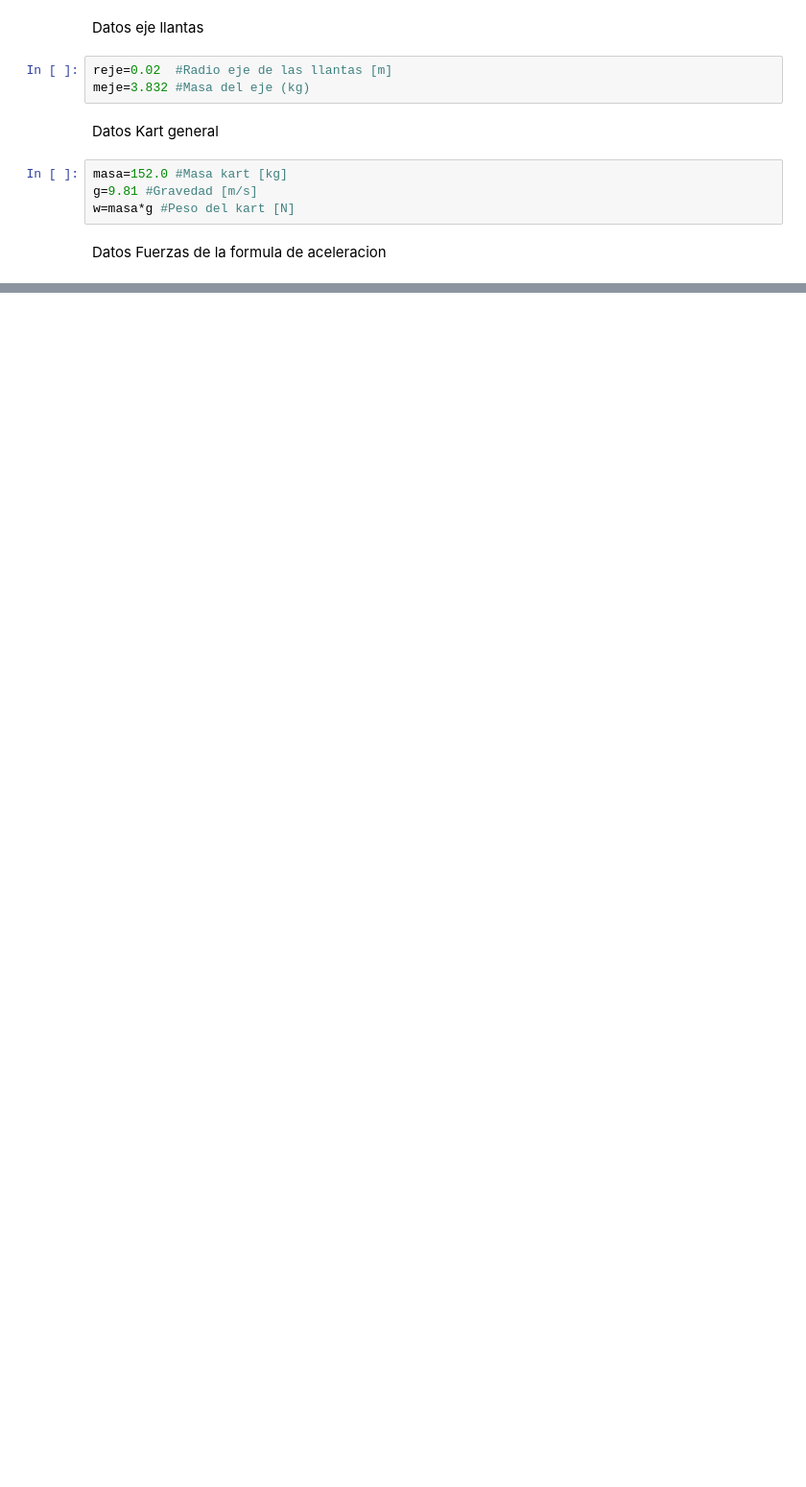
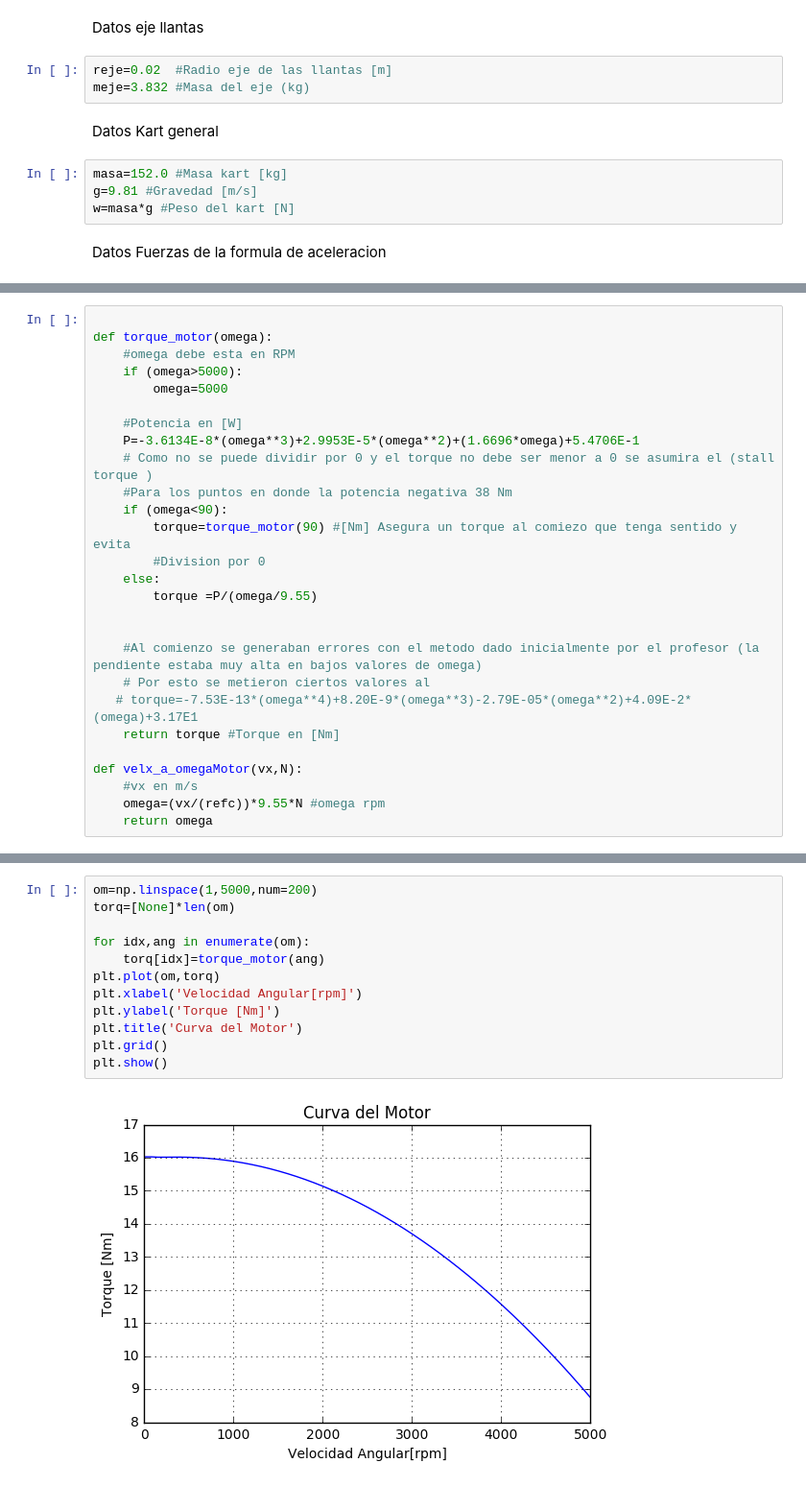
Before and after one commit to jrod781/Herramientas-Computacionales-IMEC3602, a Jupyter notebook: 03_taller02/taller2.ipynb, the cells around one changed output, grey strips where cells are left out. Shown at 96% size. Cells and saved outputs as stored; diff of their text form; blank space fills up the shorter version.

```diff
--- a/03_taller02/taller2.ipynb
+++ b/03_taller02/taller2.ipynb
@@ -32,0 +123,27 @@ af=(dll*alj)/2 #Area frontal kart (m^2)
+# %%
+
+def torque_motor(omega):
+    #omega debe esta en RPM
+    if (omega>5000):
+        omega=5000
+
+    #Potencia en [W]
+    P=-3.6134E-8*(omega**3)+2.9953E-5*(omega**2)+(1.6696*omega)+5.4706E-1
+    # Como no se puede dividir por 0 y el torque no debe ser menor a 0 se asumira el (stall torque )
+    #Para los puntos en donde la potencia negativa 38 Nm
+    if (omega<90):
+        torque=torque_motor(90) #[Nm] Asegura un torque al comiezo que tenga sentido y evita
+        #Division por 0
+    else:
+        torque =P/(omega/9.55)
+
+
+    #Al comienzo se generaban errores con el metodo dado inicialmente por el profesor (la pendiente estaba muy alta en bajos valores de omega)
+    # Por esto se metieron ciertos valores al
+   # torque=-7.53E-13*(omega**4)+8.20E-9*(omega**3)-2.79E-05*(omega**2)+4.09E-2*(omega)+3.17E1
+    return torque #Torque en [Nm]
+
+def velx_a_omegaMotor(vx,N):
+    #vx en m/s
+    omega=(vx/(refc))*9.55*N #omega rpm
+    return omega
@@ -32,0 +152,14 @@ af=(dll*alj)/2 #Area frontal kart (m^2)
+# %%
+om=np.linspace(1,5000,num=200)
+torq=[None]*len(om)
+
+for idx,ang in enumerate(om):
+    torq[idx]=torque_motor(ang)
+plt.plot(om,torq)
+plt.xlabel('Velocidad Angular[rpm]')
+plt.ylabel('Torque [Nm]')
+plt.title('Curva del Motor')
+plt.grid()
+plt.show()
+# %% [output]
+[figure, added]
```
Also changed, not shown: parts of 95 cells of this notebook, 1 other file.
